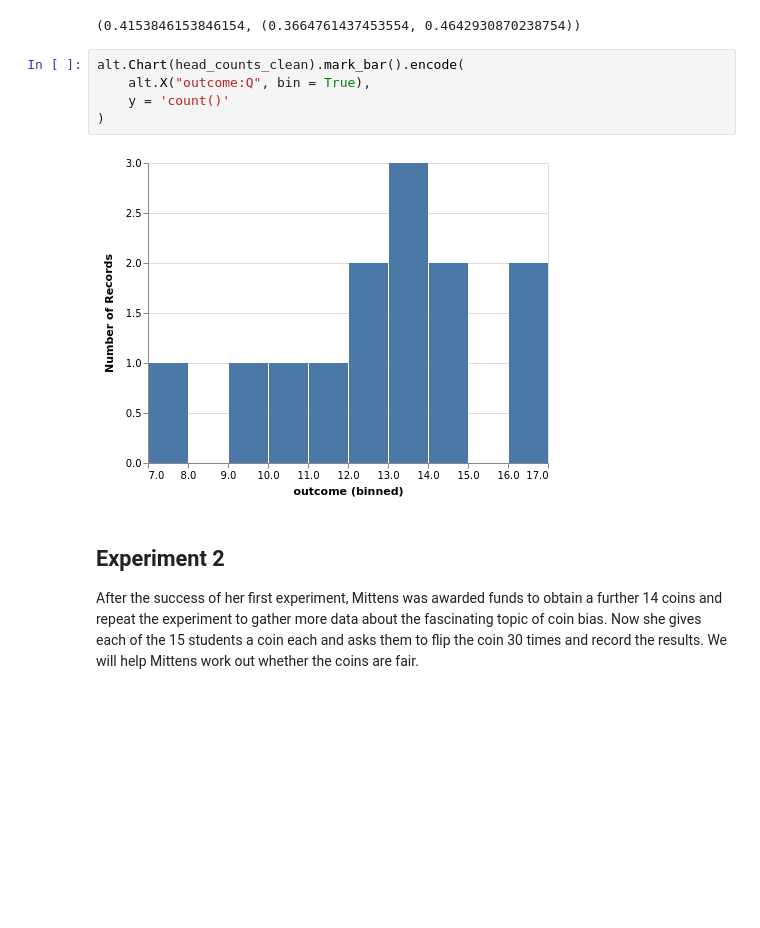
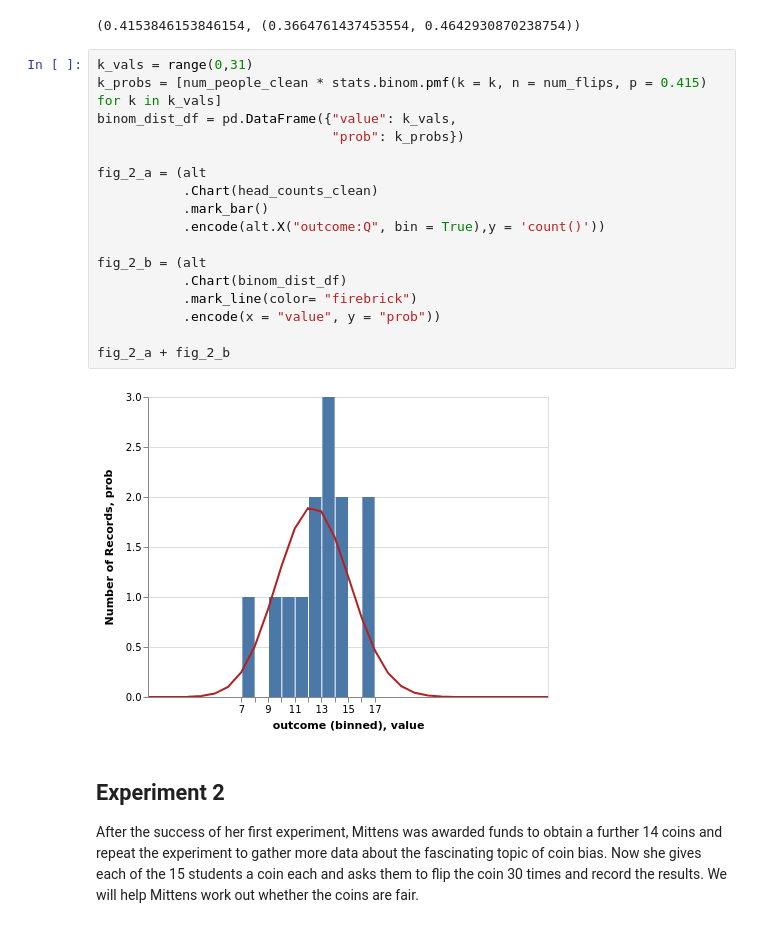
Before and after one commit to aezarebski/aas-extended-examples, a Jupyter notebook: example-1-answers.ipynb, the cells around one changed output. Saved outputs shown, nothing was run; the diff lists cells and outputs as text; blank space fills up the shorter version.

```diff
--- a/example-1-answers.ipynb
+++ b/example-1-answers.ipynb
@@ -69,13 +123,25 @@ num_people_clean = int(head_counts_clean["name"].unique().size)
 wald_estimate_and_ci(num_success=total_heads_clean, num_trials=num_people_clean * num_flips)
 # %% [output]
 (0.4153846153846154, (0.3664761437453554, 0.4642930870238754))
-# %%
-alt.Chart(head_counts_clean).mark_bar().encode(
-    alt.X("outcome:Q", bin = True),
-    y = 'count()'
-)
-# %% [output]
-[figure, removed]
+# %%
+k_vals = range(0,31)
+k_probs = [num_people_clean * stats.binom.pmf(k = k, n = num_flips, p = 0.415) for k in k_vals]
+binom_dist_df = pd.DataFrame({"value": k_vals,
+                              "prob": k_probs})
+
+fig_2_a = (alt
+           .Chart(head_counts_clean)
+           .mark_bar()
+           .encode(alt.X("outcome:Q", bin = True),y = 'count()'))
+
+fig_2_b = (alt
+           .Chart(binom_dist_df)
+           .mark_line(color= "firebrick")
+           .encode(x = "value", y = "prob"))
+
+fig_2_a + fig_2_b
+# %% [output]
+[figure, added]
 # %% [markdown]
 ## Experiment 2
 
```
Also changed, not shown: parts of 11 cells of this notebook.
